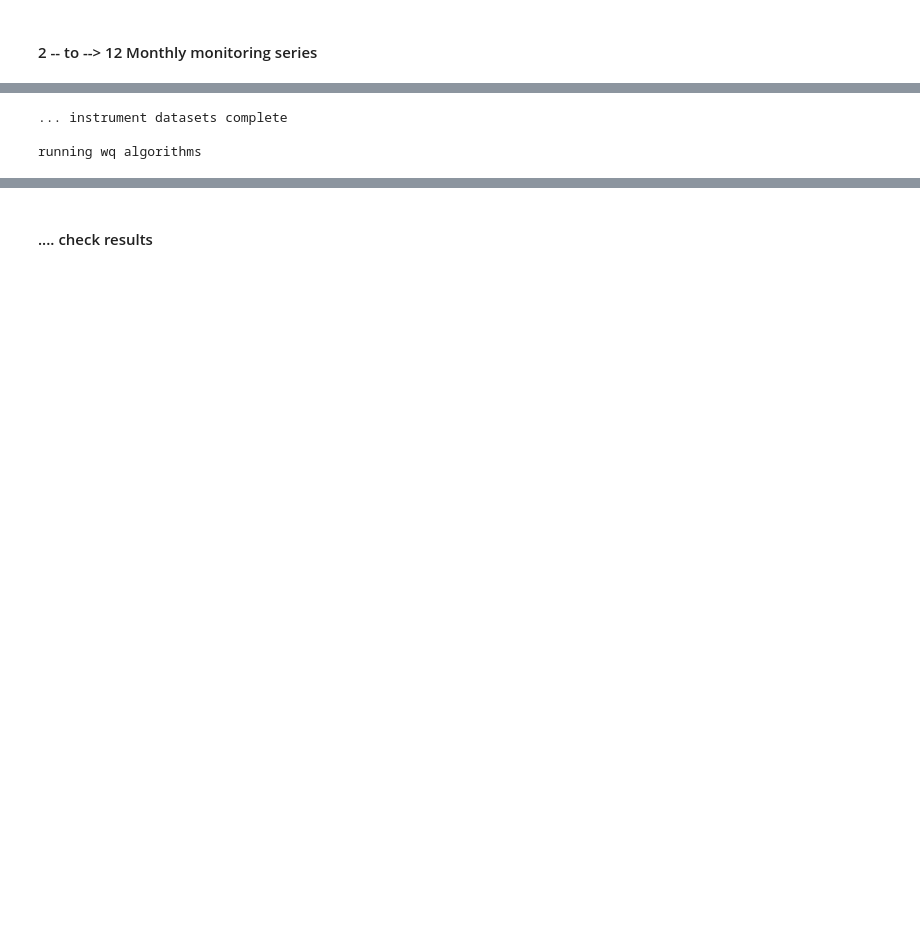
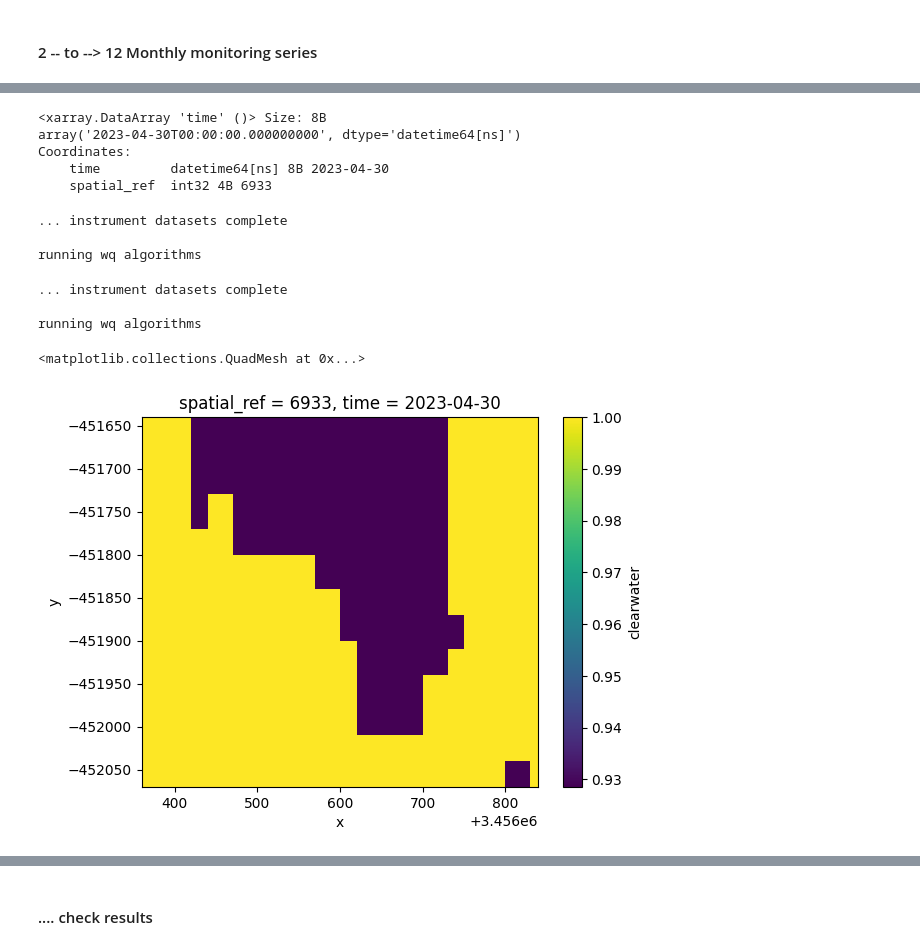
Before and after one commit to digitalearthafrica/deafrica_water_quality, a Jupyter notebook: WP2.1/WP2.1.ipynb, the cells around one changed output, grey strips where cells are left out. Saved outputs shown, nothing was run; the diff lists cells and outputs as text; code cells hidden in the pictures; blank space fills up the shorter version.

```diff
--- a/WP2.1/WP2.1.ipynb
+++ b/WP2.1/WP2.1.ipynb
@@ -616,7 +662,55 @@ Monthly dataset completed
-# %%
-# --- make a dataset for the current month (ie the one just passed)
-ds_current = build_month_dataset(months[len(months)-1],keep_all_vars=True)
-# %% [output]
-... instrument datasets complete
-
-running wq algorithms
+# %%
+ds_months.time.sel(time='2023-04-30',method='nearest')
+# %% [output]
+<xarray.DataArray 'time' ()> Size: 8B
+array('2023-04-30T00:00:00.000000000', dtype='datetime64[ns]')
+Coordinates:
+    time         datetime64[ns] 8B 2023-04-30
+    spatial_ref  int32 4B 6933
+# %%
+ds_202408 = build_month_dataset(months[months.start_time=='2023-08'].item(),keep_all_vars=True)
+# %% [output]
+... instrument datasets complete
+
+running wq algorithms
+# %%
+ds_202304 = build_month_dataset(months[months.start_time=='2023-04-01'].item(),keep_all_vars=True)
+# %% [output]
+... instrument datasets complete
+
+running wq algorithms
+# %%
+# reduce the tss and chla variables
+for var in 'tss','chla':
+    ds_202304[var] = ds_202304[var]\
+        .median(dim=var+'_measure')
+#.clip(validrange[var][0],validrange[var][1])\
+ds_202304 = ds_202304.drop_dims(['tss_measure','chla_measure'])
+
+
+
+ds_month_res = ds_202304\
+                .where(ds_202304.qa_score > 0)\
+                .resample(time='ME').mean()
+
+ds_month_res['owt']           = ds_202304.resample(time='ME').median().owt
+# -- capture the number of potential and actual observations of clear water
+ds_month_res['obs_clear']     = ds_202304\
+                .where(ds_202304.clearwater==1)\
+                .where(ds_202304.qa_score > 0)\
+                .qa_score\
+                .resample(time='ME').count()
+ds_month_res['obs_total']     = ds_202304\
+                .where(ds_202304.clearwater==1)\
+                .qa_score\
+                .resample(time='ME').count()
+
+# --- the clearwater becomes a frequency estimate which might be used to weight the median value estimation
+ds_month_res['clearwater']    = ds_202304.resample(time='ME').mean().clearwater
+
+ds_202304_res  = ds_month_res
+# %%
+ds_202304_res.clearwater.plot()
+# %% [output]
+<matplotlib.collections.QuadMesh at 0x...>
+[figure, added]
```
Also changed, not shown: parts of 44 cells of this notebook, 1 other file.
